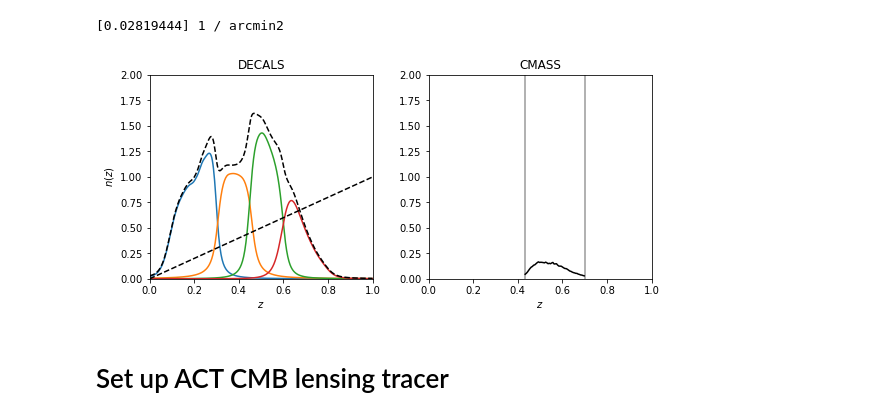
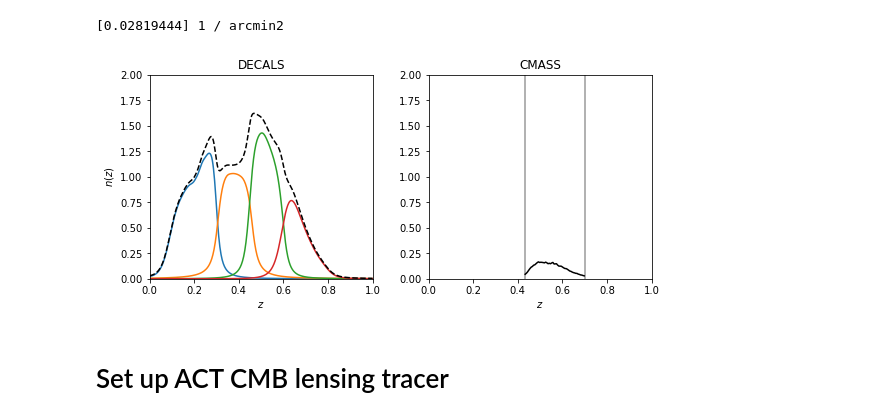
Before and after one commit to itrharrison/act-x-decals, a Jupyter notebook: act-decals-sdss-forecast.ipynb, the cells around one changed output. Cells and saved outputs as stored; diff of their text form; code cells hidden in the pictures.

Commit message:
small fix to plots

```diff
--- a/act-decals-sdss-forecast.ipynb
+++ b/act-decals-sdss-forecast.ipynb
@@ -149,26 +149,26 @@ print(ngal_cmass)
 # %%
 plt.figure(1, figsize=(2*4.5, 3.75))
 plt.subplot(121)
 for ibin in np.arange(1,dndz_decals.shape[-1]):
     plt.plot(dndz_decals[:,0], dndz_decals[:,ibin] * ngal_decals[ibin-1].value)
-plt.plot(dndz_decals[:,0], dndz_decals_total, 'k--')
+plt.plot(dndz_decals_total[:,0], dndz_decals_total[:,1], 'k--')
 plt.xlabel('$z$')
 plt.ylabel('$n(z)$')
 plt.title('DECALS')
 plt.ylim([0,2.0])
 plt.xlim([0,1.0])
 plt.subplot(122)
 plt.plot(dndz_cmass[:,0], dndz_cmass[:,1] * ngal_cmass[0].value, 'k-')
 plt.axvline(0.43, color='k', alpha=0.4)
 plt.axvline(0.7, color='k', alpha=0.4)
 plt.xlabel('$z$')
 plt.title('CMASS')
 plt.ylim([0,2.])
 plt.xlim([0,1.0])
 plt.subplots_adjust(wspace=0.25)
 plt.savefig('plots/decals-vs-cmass_nz.png', dpi=300, bbox_inches='tight');
 # %% [output]
-[figure, old version]
+[figure, new version]
 # %% [markdown]
 # Set up ACT CMB lensing tracer
 # %%
```
